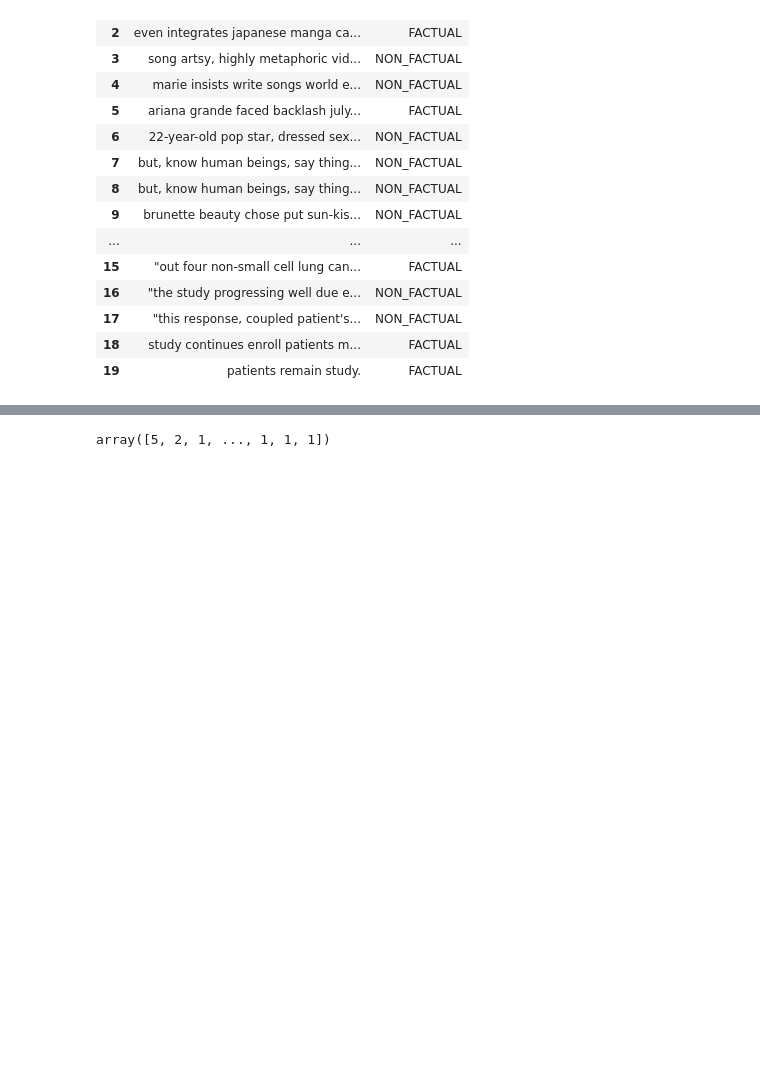
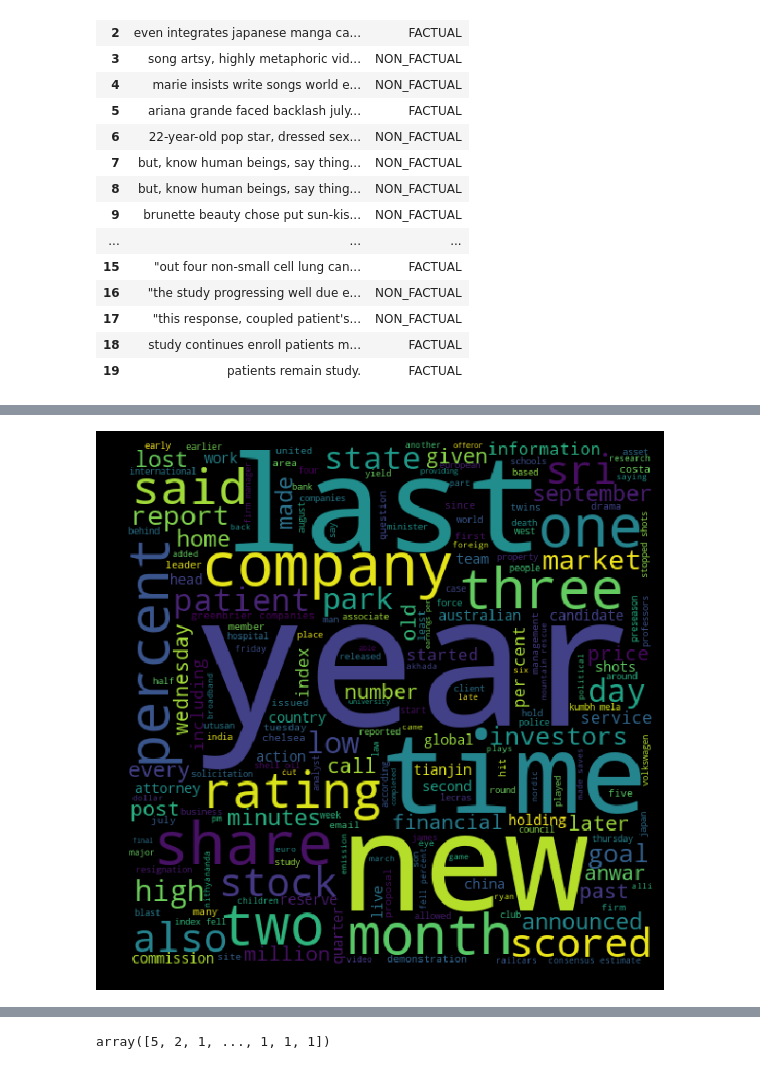
Before and after one commit to CarolineLiong/Fact-vs-Opinion-Articles, a Jupyter notebook: CSCI 183 Project .ipynb, the cells around one changed output, grey strips where cells are left out. Saved outputs shown, nothing was run; the diff lists cells and outputs as text; code cells hidden in the pictures; blank space fills up the shorter version.

```diff
--- a/CSCI 183 Project .ipynb
+++ b/CSCI 183 Project .ipynb
@@ -181,3 +174,0 @@ df.head(5)
-# %%
-dff['Tag'] = df.Tag.map({'NON_FACTUAL': 0, "FACTUAL": 1})
-dff.head(5)
@@ -210,0 +197,11 @@ plt.show()
+# %%
+#cloud words for filtered dataset - this is for the factual words
+fact_words = ' '.join(list(dff[dff['Tag']== 1]['Sentence']))
+fact_wc = WordCloud(width = 512, height=512).generate(fact_words)
+plt.figure(figsize = (10,8), facecolor = 'k')
+plt.imshow(fact_wc)
+plt.axis('off')
+plt.tight_layout(pad=0)
+plt.show()
+# %% [output]
+[figure, added]
```
Also changed, not shown: parts of 35 cells of this notebook.
